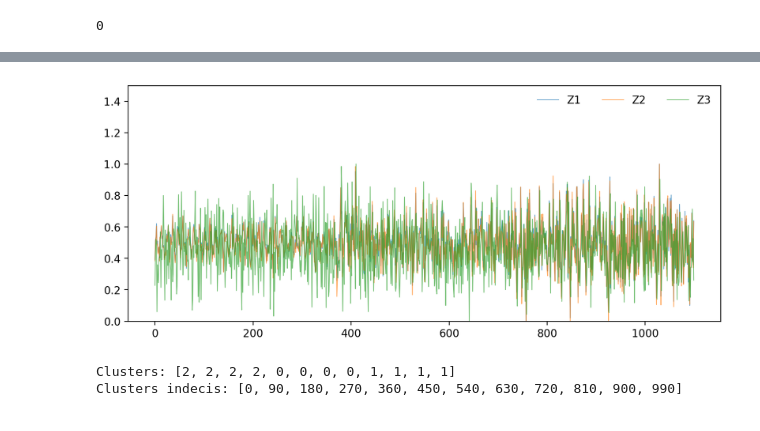
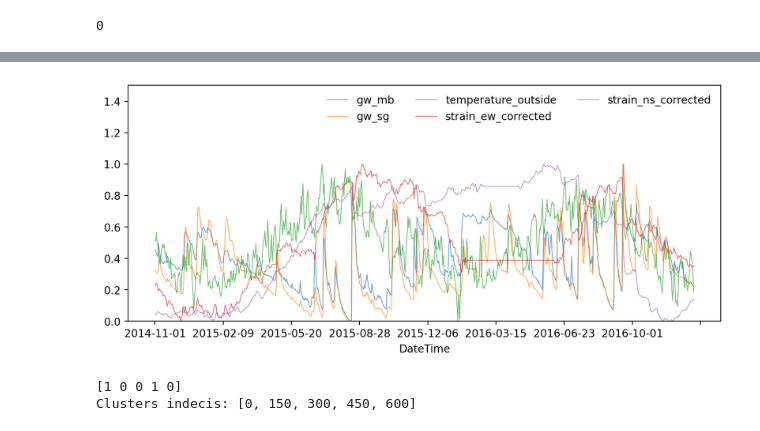
Before and after one commit to wasimahmadpk/RegimeIdentification, a Jupyter notebook: src/regimes_identification.ipynb, the cells around one changed output, grey strips where cells are left out. Cells and saved outputs as stored; diff of their text form; code cells hidden in the pictures.

Commit message:
regime analysis changed

```diff
--- a/src/regimes_identification.ipynb
+++ b/src/regimes_identification.ipynb
@@ -109,13 +34,13 @@ def get_regimes(data, wsize, dist_metric):
 # %%
-# data = pd.read_csv(r'../datasets/moxa_data_D.csv')
-data = pd.read_csv(r'../datasets/synthetic_datac.csv')
+data = pd.read_csv(r'../datasets/moxa_data_D.csv')
+# data = pd.read_csv(r'../datasets/synthetic_datac.csv')
 # %%
-# start, end = '2016-06-15', '2016-12-30'
+start, end = '2014-11-01', '2016-12-30'
 # mask = (data['DateTime'] > '2014-11-01') & (data['DateTime'] <= '2015-12-28')
 # data = data.loc[mask]
-# data = data.fillna(method='pad')
-# data = data.set_index('DateTime')
-# data = data[start: end]
+data = data.fillna(method='pad')
+data = data.set_index('DateTime')
+data = data[start: end]
 data.info()
 # %% [output]
 <class 'pandas.core.frame.DataFrame'>
@@ -158,29 +110,29 @@ dtype: int64
 # %%
 # toplot = [ 'rain', 'snow_load', 'pressure_outside','gw_mb', 'gw_sg', 'gw_west', 'strain_ns_corrected']
 toplot = ['gw_mb', 'gw_sg', 'temperature_outside', 'strain_ew_corrected', 'strain_ns_corrected']
-toplot = ['Z1', 'Z2','Z3']
+# toplot = ['Z1', 'Z2','Z3']
 
 for i in toplot:
     data[i].plot(use_index=True, figsize=(10, 4), linewidth=0.75, alpha=0.66)
     plt.legend(toplot, frameon=False, ncol=3)
 
 
 plt.ylim(0, 1.5)
 # plt.gcf().autofmt_xdate()
 # plt.legend(['Temperature', 'Ground Water', 'Strain_EW', 'Strain_NS'])
 # plt.legend(['$Z_{1}$', '$Z_{2}$', '$Z_{3}$'])
 # plt.savefig("synreg25Apr.png")
 plt.show()
 # %% [output]
-[figure, old version]
+[figure, new version]
 # %%
-winsize = 90 # 155
+winsize = 150 # 155
 metricE = 'Euclidean'
 metricR = 'Riemannian'
-clusters, cluster_idx = get_regimes(data, winsize, metricE)
+clusters, cluster_idx, _, _, _, _ = regimes.get_regimes(data, winsize, metricR)
 # %% [output]
-Clusters: [2, 2, 2, 2, 0, 0, 0, 0, 1, 1, 1, 1]
-Clusters indecis: [0, 90, 180, 270, 360, 450, 540, 630, 720, 810, 900, 990]
+[1 0 0 1 0]
+Clusters indecis: [0, 150, 300, 450, 600]
 # %%
 clusters_extended = []
 
```
Also changed, not shown: parts of 12 cells of this notebook.
